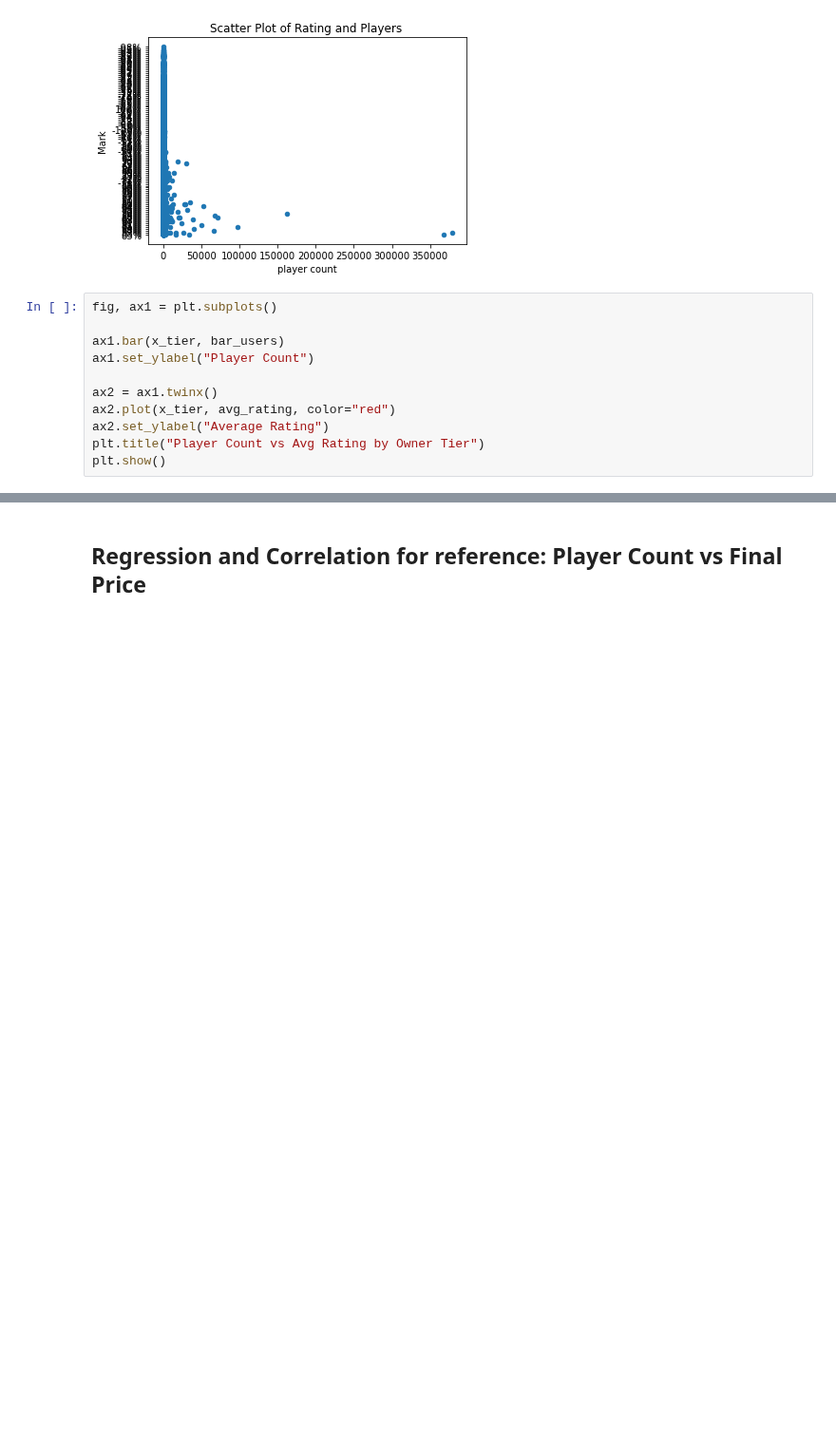
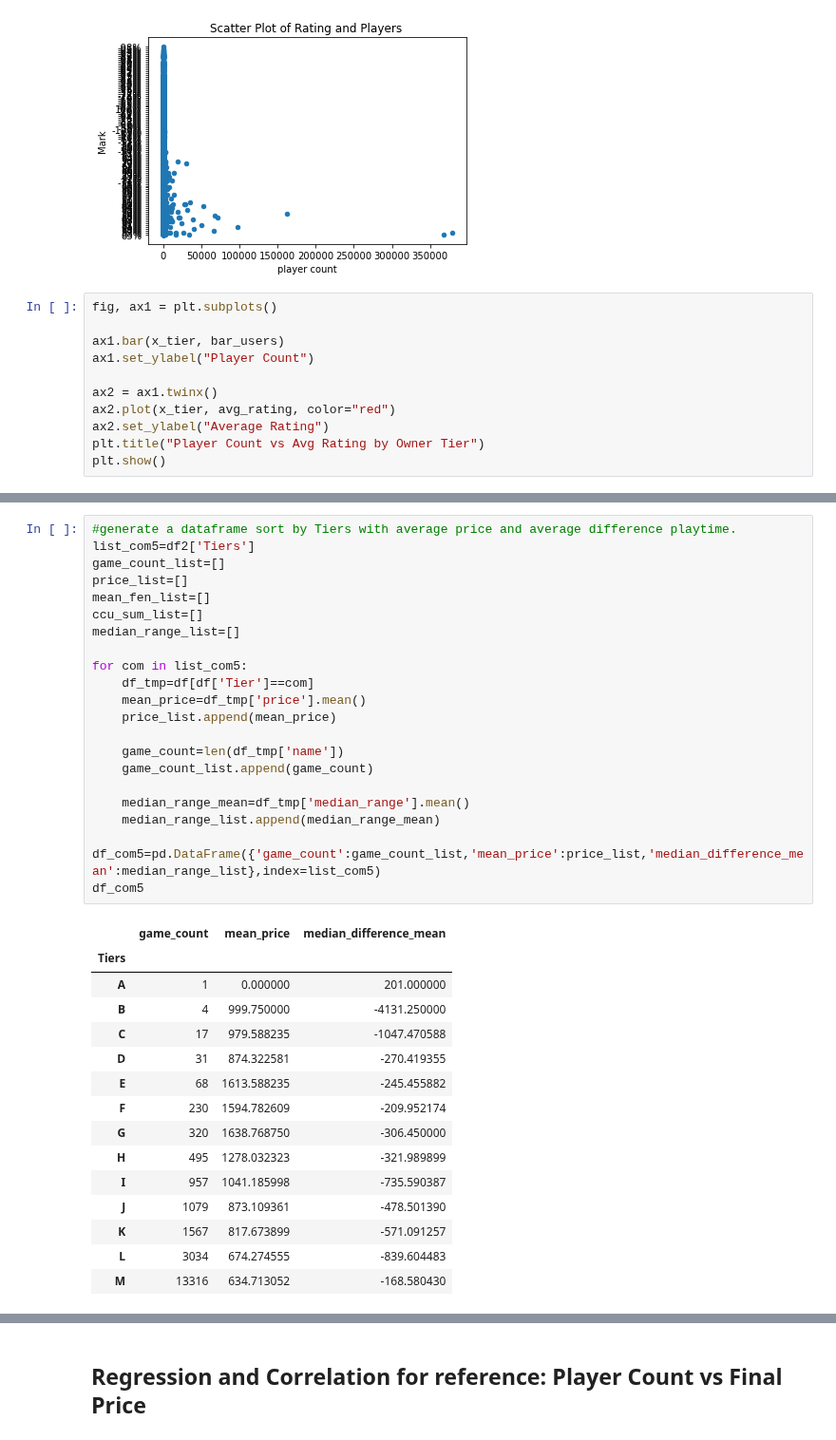
Before and after one commit to HBodden/project1, a Jupyter notebook: SEAMS.ipynb, the cells around one changed output, grey strips where cells are left out. Shown at 95% size. Cells and saved outputs as stored; diff of their text form; blank space fills up the shorter version.

```diff
--- a/SEAMS.ipynb
+++ b/SEAMS.ipynb
@@ -456 +407,39 @@ See the caveats in the documentation: https://pandas.pydata.org/pandas-docs/stab
+# %%
+#generate a dataframe sort by Tiers with average price and average difference playtime.
+list_com5=df2['Tiers']
+game_count_list=[]
+price_list=[]
+mean_fen_list=[]
+ccu_sum_list=[]
+median_range_list=[]
+
+for com in list_com5:
+    df_tmp=df[df['Tier']==com]
+    mean_price=df_tmp['price'].mean()
+    price_list.append(mean_price)
+
+    game_count=len(df_tmp['name'])
+    game_count_list.append(game_count)
+
+    median_range_mean=df_tmp['median_range'].mean()
+    median_range_list.append(median_range_mean)
+
+df_com5=pd.DataFrame({'game_count':game_count_list,'mean_price':price_list,'median_difference_mean':median_range_list},index=list_com5)
+df_com5
+# %% [output]
+|  | game_count | mean_price | median_difference_mean |
+| Tiers |  |  |  |
+| A | 1 | 0.000000 | 201.000000 |
+| B | 4 | 999.750000 | -4131.250000 |
+| C | 17 | 979.588235 | -1047.470588 |
+| D | 31 | 874.322581 | -270.419355 |
+| E | 68 | 1613.588235 | -245.455882 |
+| F | 230 | 1594.782609 | -209.952174 |
+| G | 320 | 1638.768750 | -306.450000 |
+| H | 495 | 1278.032323 | -321.989899 |
+| I | 957 | 1041.185998 | -735.590387 |
+| J | 1079 | 873.109361 | -478.501390 |
+| K | 1567 | 817.673899 | -571.091257 |
+| L | 3034 | 674.274555 | -839.604483 |
+| M | 13316 | 634.713052 | -168.580430 |
 # %%
```
Also changed, not shown: parts of 14 cells of this notebook.
